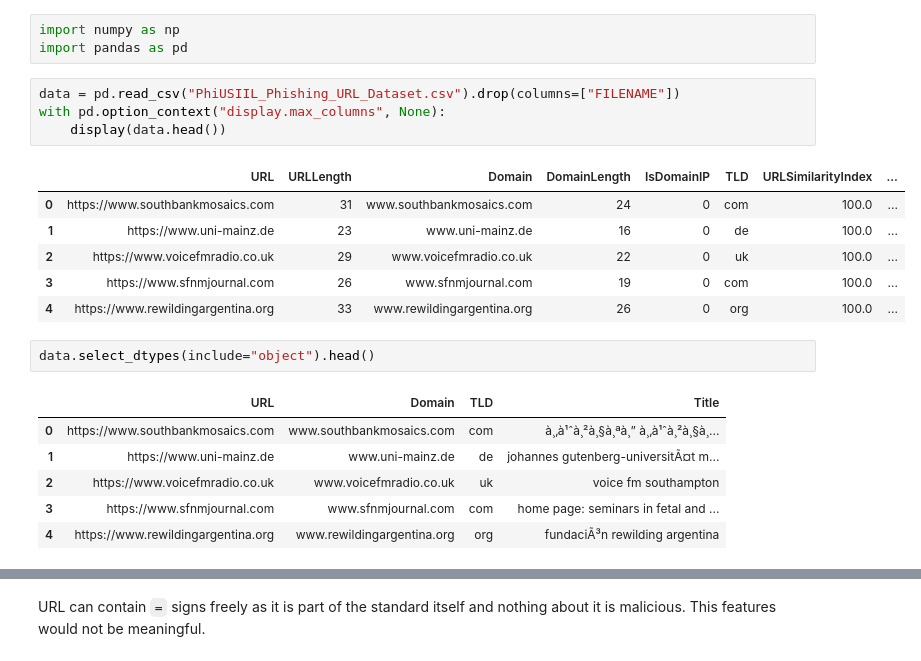
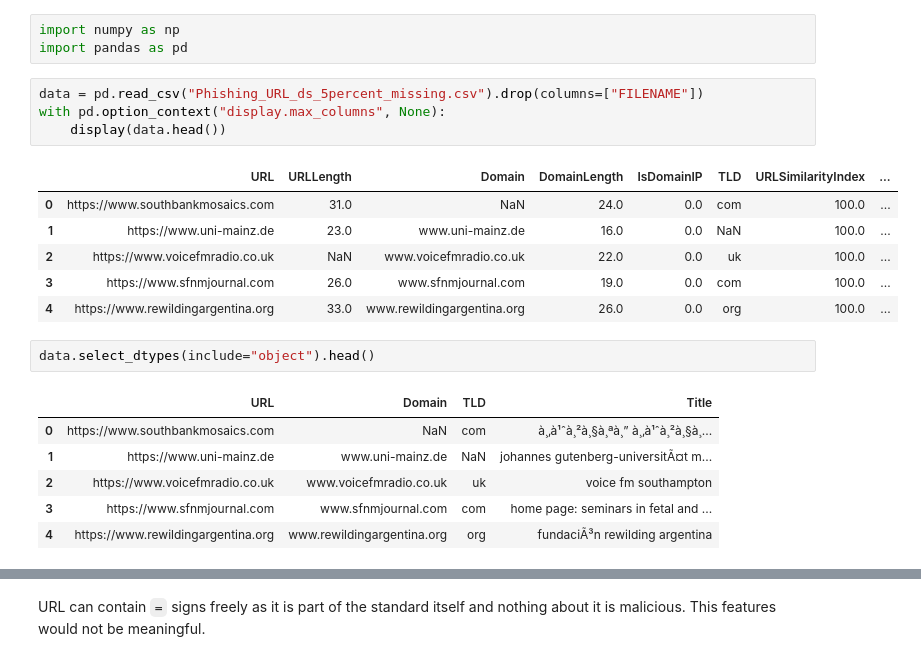
Before and after one commit to BugraAKKUS/Phishing-URL--Website--Detection, a Jupyter notebook: feature_engineering.ipynb, the cells around one changed output, grey strips where cells are left out. Drawn from its saved outputs; the diff is of its cells as text.

```diff
--- a/feature_engineering.ipynb
+++ b/feature_engineering.ipynb
@@ -4,22 +4,22 @@
 import numpy as np
 import pandas as pd
 # %%
-data = pd.read_csv("PhiUSIIL_Phishing_URL_Dataset.csv").drop(columns=["FILENAME"])
+data = pd.read_csv("Phishing_URL_ds_5percent_missing.csv").drop(columns=["FILENAME"])
 with pd.option_context("display.max_columns", None):
     display(data.head())
 # %% [output]
 |  | URL | URLLength | Domain | DomainLength | IsDomainIP | TLD | URLSimilarityIndex | ... |
-| 0 | https://www.southbankmosaics.com | 31 | www.southbankmosaics.com | 24 | 0 | com | 100.0 | ... |
-| 1 | https://www.uni-mainz.de | 23 | www.uni-mainz.de | 16 | 0 | de | 100.0 | ... |
-| 2 | https://www.voicefmradio.co.uk | 29 | www.voicefmradio.co.uk | 22 | 0 | uk | 100.0 | ... |
-| 3 | https://www.sfnmjournal.com | 26 | www.sfnmjournal.com | 19 | 0 | com | 100.0 | ... |
-| 4 | https://www.rewildingargentina.org | 33 | www.rewildingargentina.org | 26 | 0 | org | 100.0 | ... |
+| 0 | https://www.southbankmosaics.com | 31.0 | NaN | 24.0 | 0.0 | com | 100.0 | ... |
+| 1 | https://www.uni-mainz.de | 23.0 | www.uni-mainz.de | 16.0 | 0.0 | NaN | 100.0 | ... |
+| 2 | https://www.voicefmradio.co.uk | NaN | www.voicefmradio.co.uk | 22.0 | 0.0 | uk | 100.0 | ... |
+| 3 | https://www.sfnmjournal.com | 26.0 | www.sfnmjournal.com | 19.0 | 0.0 | com | 100.0 | ... |
+| 4 | https://www.rewildingargentina.org | 33.0 | www.rewildingargentina.org | 26.0 | 0.0 | org | 100.0 | ... |
 # %%
 data.select_dtypes(include="object").head()
 # %% [output]
 |  | URL | Domain | TLD | Title |
-| 0 | https://www.southbankmosaics.com | www.southbankmosaics.com | com | à¸‚à¹ˆà¸²à¸§à¸ªà¸” à¸‚à¹ˆà¸²à¸§à¸... |
-| 1 | https://www.uni-mainz.de | www.uni-mainz.de | de | johannes gutenberg-universitÃ¤t m... |
+| 0 | https://www.southbankmosaics.com | NaN | com | à¸‚à¹ˆà¸²à¸§à¸ªà¸” à¸‚à¹ˆà¸²à¸§à¸... |
+| 1 | https://www.uni-mainz.de | www.uni-mainz.de | NaN | johannes gutenberg-universitÃ¤t m... |
 | 2 | https://www.voicefmradio.co.uk | www.voicefmradio.co.uk | uk | voice fm southampton |
 | 3 | https://www.sfnmjournal.com | www.sfnmjournal.com | com | home page: seminars in fetal and ... |
 | 4 | https://www.rewildingargentina.org | www.rewildingargentina.org | org | fundaciÃ³n rewilding argentina |
```
Also changed, not shown: parts of 9 cells of this notebook.
